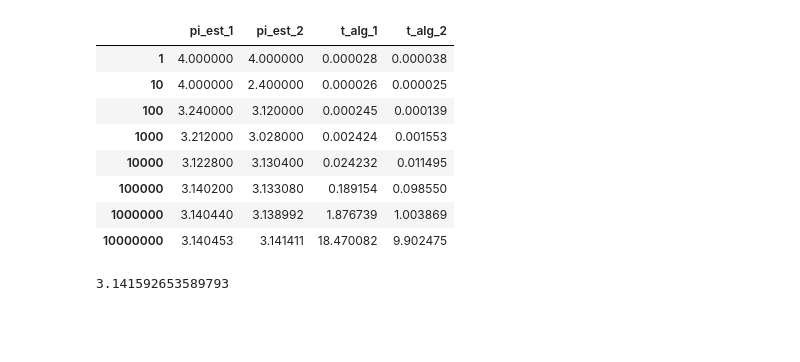
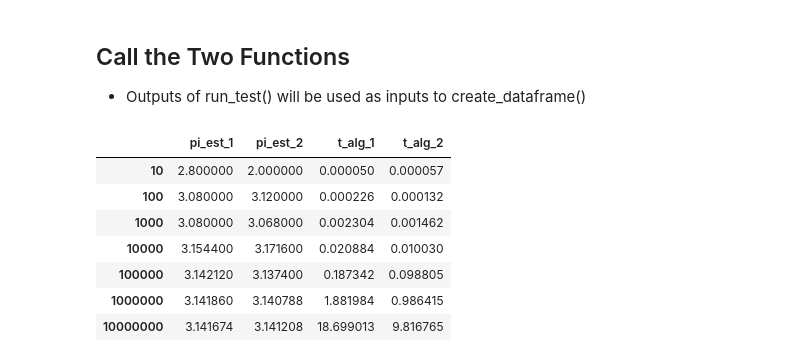
Before and after one commit to petartodorovic/Programming-Problems, a Jupyter notebook: estimating_pi.ipynb, the cells around one changed output. Drawn from its saved outputs; the diff is of its cells as text; code cells hidden in the pictures; blank space fills up the shorter version.

```diff
--- a/estimating_pi.ipynb
+++ b/estimating_pi.ipynb
@@ -54,18 +20,0 @@ def estimate_pi(n_points):
-# %%
-def estimate_pi2(n_points):
-    """
-    Function here takes one argument
-    Inputs
-    -------
-    n: number of points you would use to estimate
-
-    Returns
-    -------
-    Estimate of pi
-    """
-    x = random.random(n_points)
-    y = random.random(n_points)
-    d_est = x**2 + y**2
-    num_points_circle = sum(d_est<=1)
-
-    return 4*(num_points_circle/n_points)
@@ -86,18 +20,0 @@ for num_iters in num_points_list:
-# %%
-results = pd.DataFrame(pi_list, columns = ['pi_est_1', 'pi_est_2']).merge(pd.DataFrame(run_time, columns = ['t_alg_1', 't_alg_2']), left_index = True, right_index = True)
-results.index = num_points_list
-results
-# %% [output]
-|  | pi_est_1 | pi_est_2 | t_alg_1 | t_alg_2 |
-| 1 | 4.000000 | 4.000000 | 0.000028 | 0.000038 |
-| 10 | 4.000000 | 2.400000 | 0.000026 | 0.000025 |
-| 100 | 3.240000 | 3.120000 | 0.000245 | 0.000139 |
-| 1000 | 3.212000 | 3.028000 | 0.002424 | 0.001553 |
-| 10000 | 3.122800 | 3.130400 | 0.024232 | 0.011495 |
-| 100000 | 3.140200 | 3.133080 | 0.189154 | 0.098550 |
-| 1000000 | 3.140440 | 3.138992 | 1.876739 | 1.003869 |
-| 10000000 | 3.140453 | 3.141411 | 18.470082 | 9.902475 |
-# %%
-math.pi
-# %% [output]
-3.141592653589793
@@ -103,0 +93,16 @@ math.pi
+# %% [markdown]
+## Call the Two Functions
+* Outputs of run_test() will be used as inputs to create_dataframe()
+# %%
+pi_list, run_time = run_test()
+results = create_dataframe(pi_list, run_time)
+results
+# %% [output]
+|  | pi_est_1 | pi_est_2 | t_alg_1 | t_alg_2 |
+| 10 | 2.800000 | 2.000000 | 0.000050 | 0.000057 |
+| 100 | 3.080000 | 3.120000 | 0.000226 | 0.000132 |
+| 1000 | 3.080000 | 3.068000 | 0.002304 | 0.001462 |
+| 10000 | 3.154400 | 3.171600 | 0.020884 | 0.010030 |
+| 100000 | 3.142120 | 3.137400 | 0.187342 | 0.098805 |
+| 1000000 | 3.141860 | 3.140788 | 1.881984 | 0.986415 |
+| 10000000 | 3.141674 | 3.141208 | 18.699013 | 9.816765 |
```
Also changed, not shown: parts of 6 cells of this notebook.
